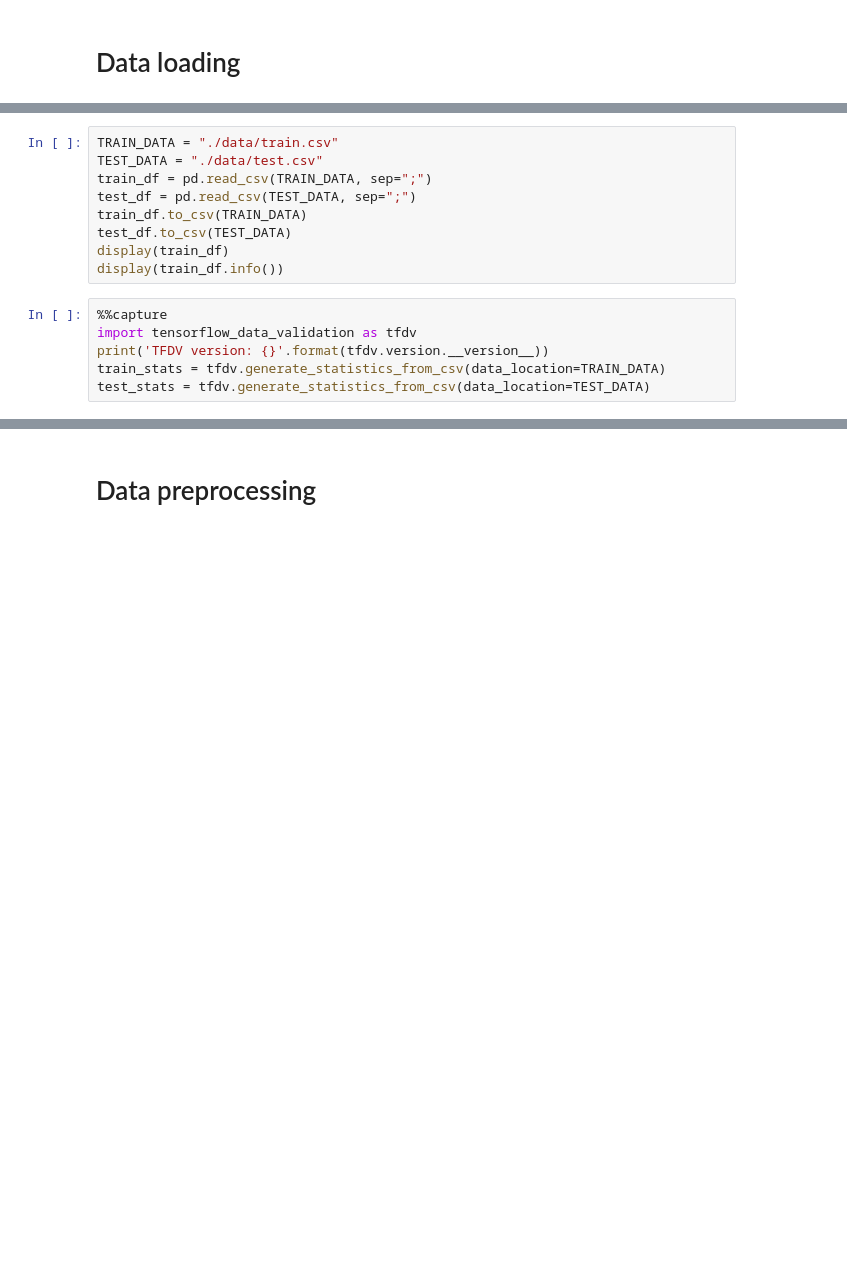
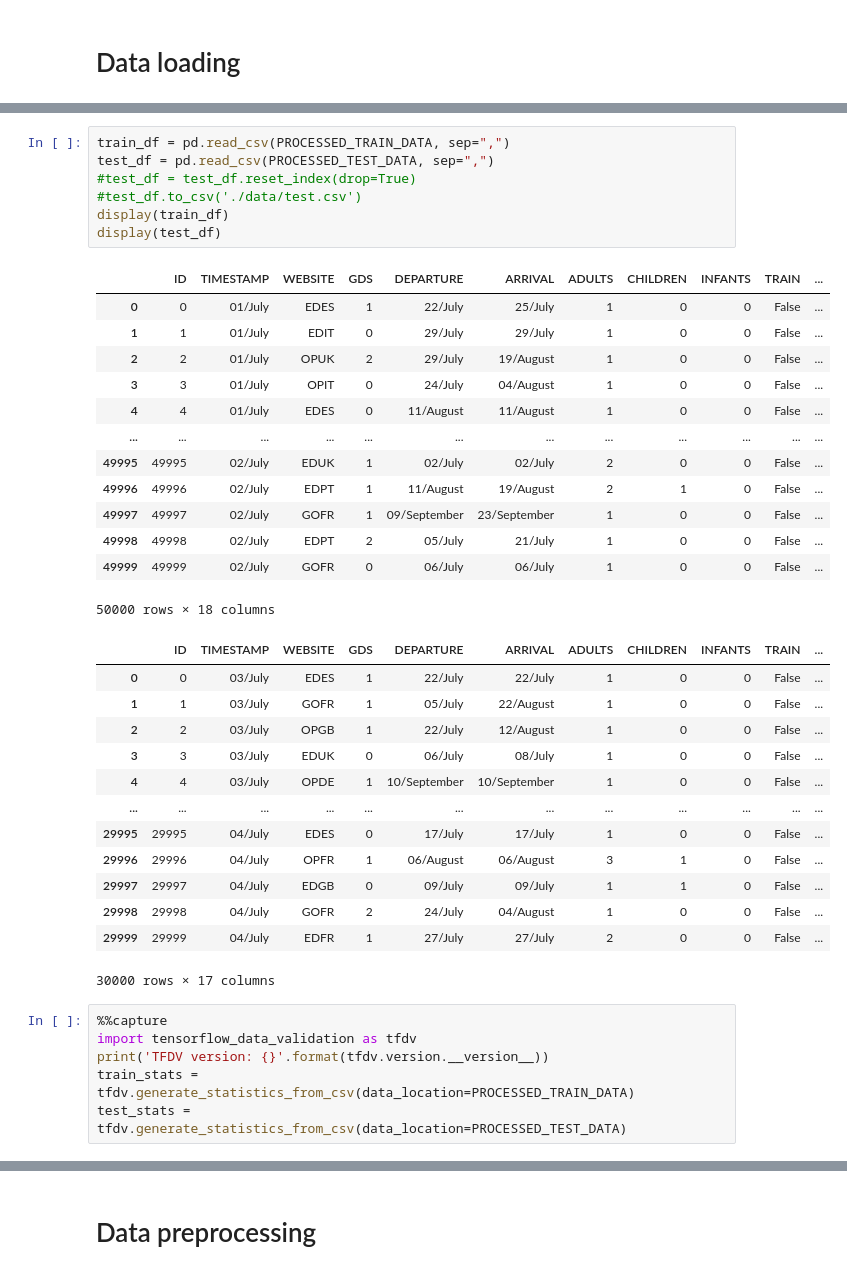
Before and after one commit to opartida/machine-learning-projects, a Jupyter notebook: edreams-test/baggagePrediction.ipynb, the cells around one changed output, grey strips where cells are left out. Saved outputs shown, nothing was run; the diff lists cells and outputs as text; blank space fills up the shorter version.

```diff
--- a/edreams-test/baggagePrediction.ipynb
+++ b/edreams-test/baggagePrediction.ipynb
@@ -45,16 +73,41 @@ print('TFDV version: {}'.format(tfdv.version.__version__))
 # %%
-TRAIN_DATA = "./data/train.csv"
-TEST_DATA = "./data/test.csv"
-train_df = pd.read_csv(TRAIN_DATA, sep=";")
-test_df = pd.read_csv(TEST_DATA, sep=";")
-train_df.to_csv(TRAIN_DATA)
-test_df.to_csv(TEST_DATA)
+train_df = pd.read_csv(PROCESSED_TRAIN_DATA, sep=",")
+test_df = pd.read_csv(PROCESSED_TEST_DATA, sep=",")
+#test_df = test_df.reset_index(drop=True)
+#test_df.to_csv('./data/test.csv')
 display(train_df)
-display(train_df.info())
+display(test_df)
+# %% [output]
+|  | ID | TIMESTAMP | WEBSITE | GDS | DEPARTURE | ARRIVAL | ADULTS | CHILDREN | INFANTS | TRAIN | ... |
+| 0 | 0 | 01/July | EDES | 1 | 22/July | 25/July | 1 | 0 | 0 | False | ... |
+| 1 | 1 | 01/July | EDIT | 0 | 29/July | 29/July | 1 | 0 | 0 | False | ... |
+| 2 | 2 | 01/July | OPUK | 2 | 29/July | 19/August | 1 | 0 | 0 | False | ... |
+| 3 | 3 | 01/July | OPIT | 0 | 24/July | 04/August | 1 | 0 | 0 | False | ... |
+| 4 | 4 | 01/July | EDES | 0 | 11/August | 11/August | 1 | 0 | 0 | False | ... |
+| ... | ... | ... | ... | ... | ... | ... | ... | ... | ... | ... | ... |
+| 49995 | 49995 | 02/July | EDUK | 1 | 02/July | 02/July | 2 | 0 | 0 | False | ... |
+| 49996 | 49996 | 02/July | EDPT | 1 | 11/August | 19/August | 2 | 1 | 0 | False | ... |
+| 49997 | 49997 | 02/July | GOFR | 1 | 09/September | 23/September | 1 | 0 | 0 | False | ... |
+| 49998 | 49998 | 02/July | EDPT | 2 | 05/July | 21/July | 1 | 0 | 0 | False | ... |
+| 49999 | 49999 | 02/July | GOFR | 0 | 06/July | 06/July | 1 | 0 | 0 | False | ... |
+50000 rows × 18 columns
+|  | ID | TIMESTAMP | WEBSITE | GDS | DEPARTURE | ARRIVAL | ADULTS | CHILDREN | INFANTS | TRAIN | ... |
+| 0 | 0 | 03/July | EDES | 1 | 22/July | 22/July | 1 | 0 | 0 | False | ... |
+| 1 | 1 | 03/July | GOFR | 1 | 05/July | 22/August | 1 | 0 | 0 | False | ... |
+| 2 | 2 | 03/July | OPGB | 1 | 22/July | 12/August | 1 | 0 | 0 | False | ... |
+| 3 | 3 | 03/July | EDUK | 0 | 06/July | 08/July | 1 | 0 | 0 | False | ... |
+| 4 | 4 | 03/July | OPDE | 1 | 10/September | 10/September | 1 | 0 | 0 | False | ... |
+| ... | ... | ... | ... | ... | ... | ... | ... | ... | ... | ... | ... |
+| 29995 | 29995 | 04/July | EDES | 0 | 17/July | 17/July | 1 | 0 | 0 | False | ... |
+| 29996 | 29996 | 04/July | OPFR | 1 | 06/August | 06/August | 3 | 1 | 0 | False | ... |
+| 29997 | 29997 | 04/July | EDGB | 0 | 09/July | 09/July | 1 | 1 | 0 | False | ... |
+| 29998 | 29998 | 04/July | GOFR | 2 | 24/July | 04/August | 1 | 0 | 0 | False | ... |
+| 29999 | 29999 | 04/July | EDFR | 1 | 27/July | 27/July | 2 | 0 | 0 | False | ... |
+30000 rows × 17 columns
 # %%
 %%capture
 import tensorflow_data_validation as tfdv
 print('TFDV version: {}'.format(tfdv.version.__version__))
-train_stats = tfdv.generate_statistics_from_csv(data_location=TRAIN_DATA)
-test_stats = tfdv.generate_statistics_from_csv(data_location=TEST_DATA)
+train_stats = tfdv.generate_statistics_from_csv(data_location=PROCESSED_TRAIN_DATA)
+test_stats = tfdv.generate_statistics_from_csv(data_location=PROCESSED_TEST_DATA)
 # %%
```
Also changed, not shown: parts of 9 cells of this notebook, 5 other files.
